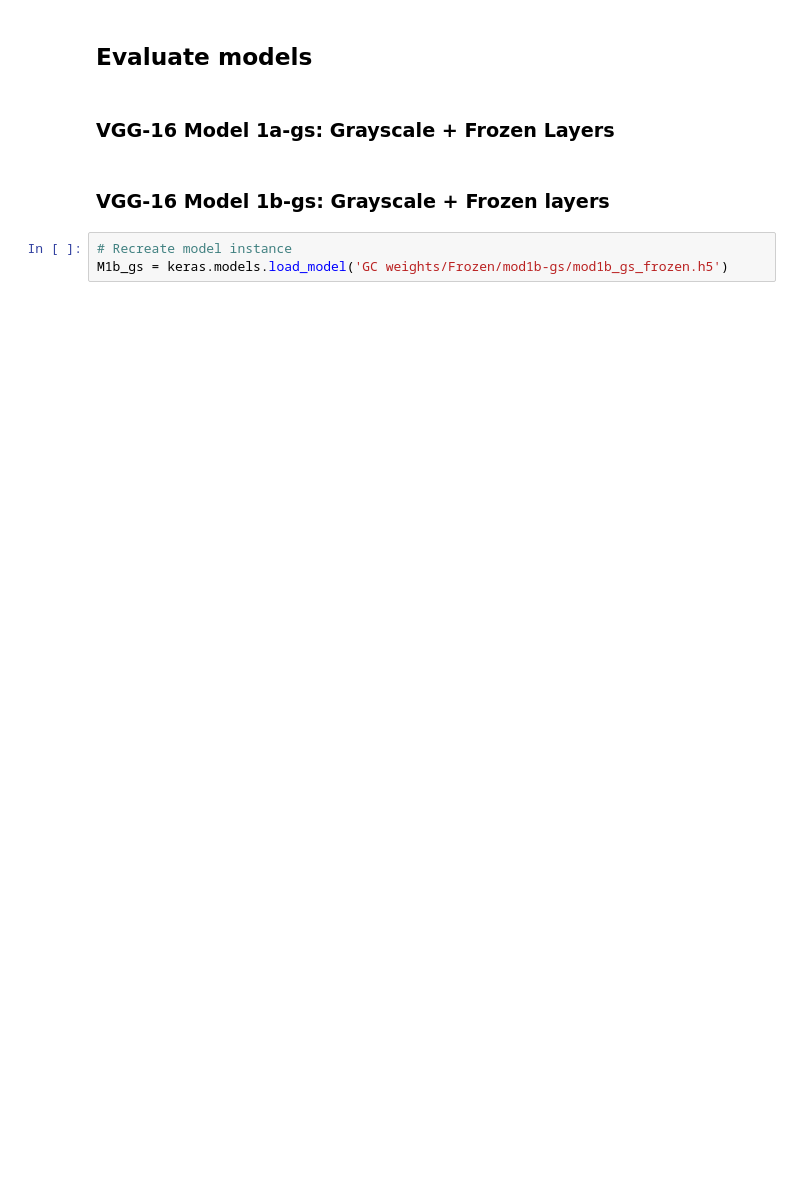
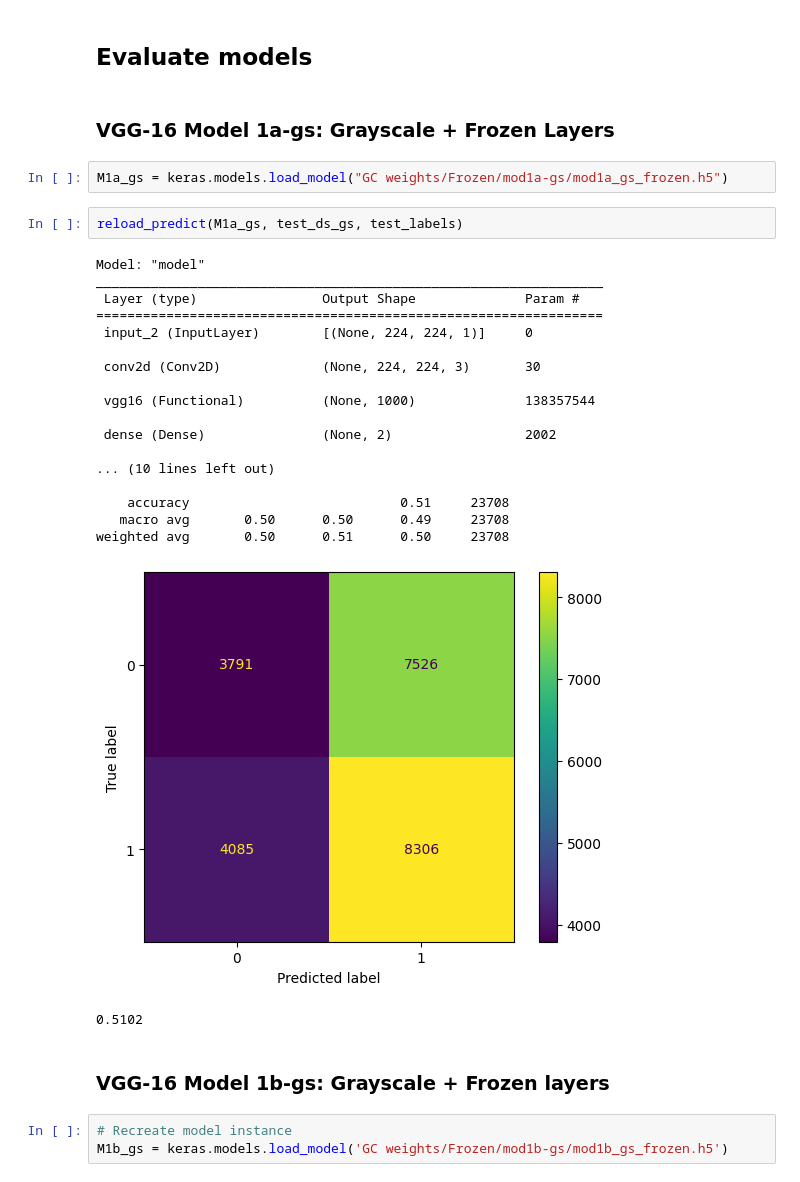
Before and after one commit to PatrickKudo/gender_image_classification, a Jupyter notebook: Test Set Evaluation - Gender Classification models.ipynb, the cells around one changed output. Cells and saved outputs as stored; diff of their text form; blank space fills up the shorter version.

```diff
--- a/Test Set Evaluation - Gender Classification models.ipynb
+++ b/Test Set Evaluation - Gender Classification models.ipynb
@@ -101,6 +145,30 @@ array([1, 1, 0, ..., 1, 0, 0], dtype=int32)
 ## Evaluate models
 # %% [markdown]
 ### VGG-16 Model 1a-gs: Grayscale + Frozen Layers
+# %%
+M1a_gs = keras.models.load_model("GC weights/Frozen/mod1a-gs/mod1a_gs_frozen.h5")
+# %%
+reload_predict(M1a_gs, test_ds_gs, test_labels)
+# %% [output]
+Model: "model"
+_________________________________________________________________
+ Layer (type)                Output Shape              Param #
+=================================================================
+ input_2 (InputLayer)        [(None, 224, 224, 1)]     0
+
+ conv2d (Conv2D)             (None, 224, 224, 3)       30
+
+ vgg16 (Functional)          (None, 1000)              138357544
+
+ dense (Dense)               (None, 2)                 2002
+
+... (10 lines left out)
+
+    accuracy                           0.51     23708
+   macro avg       0.50      0.50      0.49     23708
+weighted avg       0.50      0.51      0.50     23708
+[figure, added]
+0.5102
 # %% [markdown]
 ### VGG-16 Model 1b-gs: Grayscale + Frozen layers
 # %%
```
Also changed, not shown: parts of 19 cells of this notebook.
